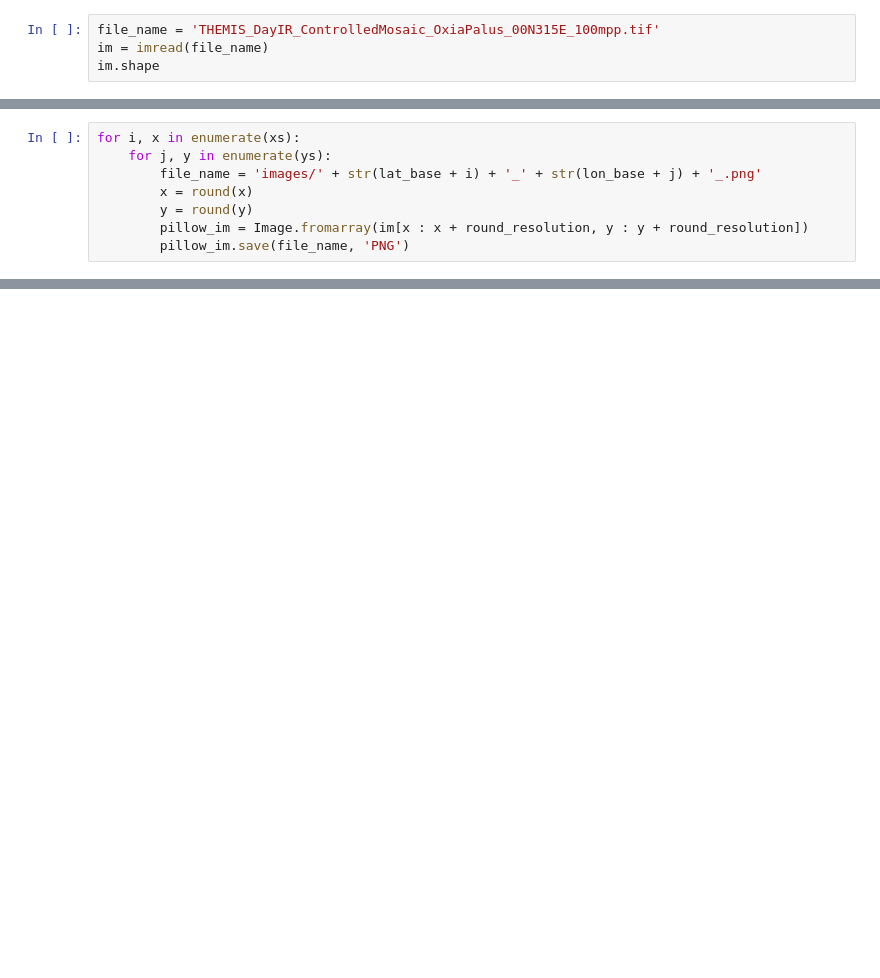
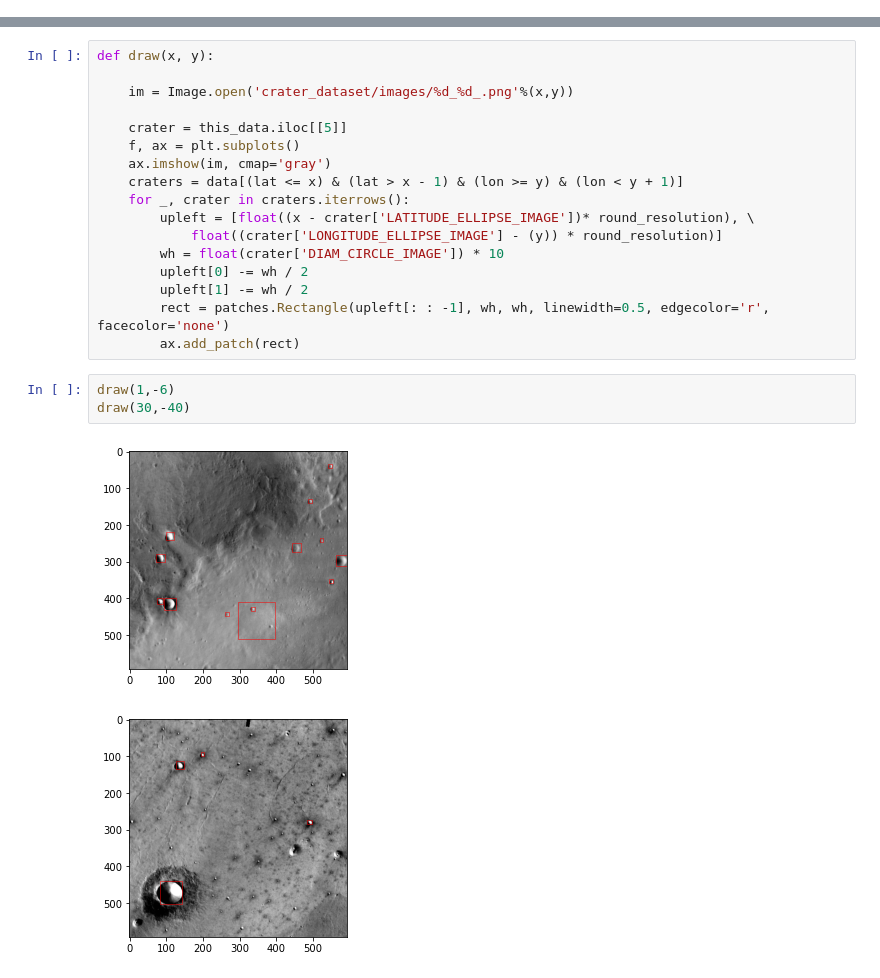
Before and after one commit to liyinze1/Robbins-to-THEMIS, a Jupyter notebook: main.ipynb, the cells around one changed output, grey strips where cells are left out. Cells and saved outputs as stored; diff of their text form; blank space fills up the shorter version.

```diff
--- a/main.ipynb
+++ b/main.ipynb
@@ -27,4 +77,0 @@ def get_lat_lon_base(file_name):
-# %%
-file_name = 'THEMIS_DayIR_ControlledMosaic_OxiaPalus_00N315E_100mpp.tif'
-im = imread(file_name)
-im.shape
@@ -45,8 +77,0 @@ ys = np.linspace(0, im.shape[1], lon_range + 1)[:-1]
-# %%
-for i, x in enumerate(xs):
-    for j, y in enumerate(ys):
-        file_name = 'images/' + str(lat_base + i) + '_' + str(lon_base + j) + '_.png'
-        x = round(x)
-        y = round(y)
-        pillow_im = Image.fromarray(im[x : x + round_resolution, y : y + round_resolution])
-        pillow_im.save(file_name, 'PNG')
@@ -52,0 +88,23 @@ for i, x in enumerate(xs):
+# %%
+def draw(x, y):
+
+    im = Image.open('crater_dataset/images/%d_%d_.png'%(x,y))
+
+    crater = this_data.iloc[[5]]
+    f, ax = plt.subplots()
+    ax.imshow(im, cmap='gray')
+    craters = data[(lat <= x) & (lat > x - 1) & (lon >= y) & (lon < y + 1)]
+    for _, crater in craters.iterrows():
+        upleft = [float((x - crater['LATITUDE_ELLIPSE_IMAGE'])* round_resolution), \
+            float((crater['LONGITUDE_ELLIPSE_IMAGE'] - (y)) * round_resolution)]
+        wh = float(crater['DIAM_CIRCLE_IMAGE']) * 10
+        upleft[0] -= wh / 2
+        upleft[1] -= wh / 2
+        rect = patches.Rectangle(upleft[: : -1], wh, wh, linewidth=0.5, edgecolor='r', facecolor='none')
+        ax.add_patch(rect)
+# %%
+draw(1,-6)
+draw(30,-40)
+# %% [output]
+[figure, added]
+[figure, added]
```
Also changed, not shown: parts of 13 cells of this notebook.
